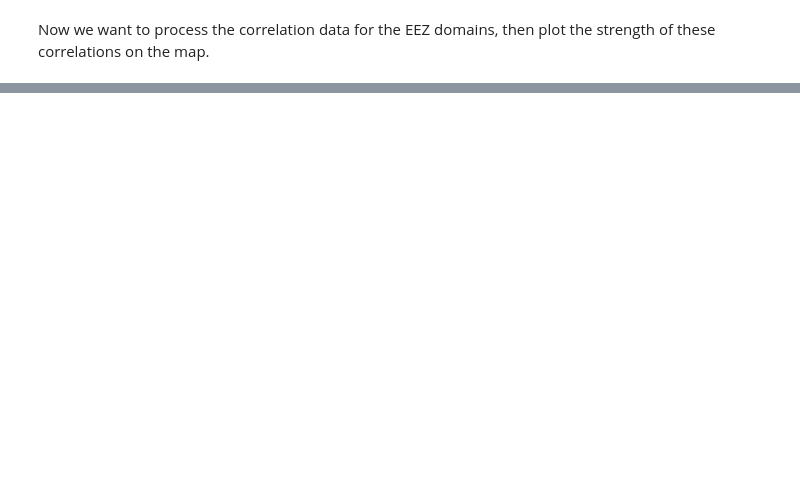
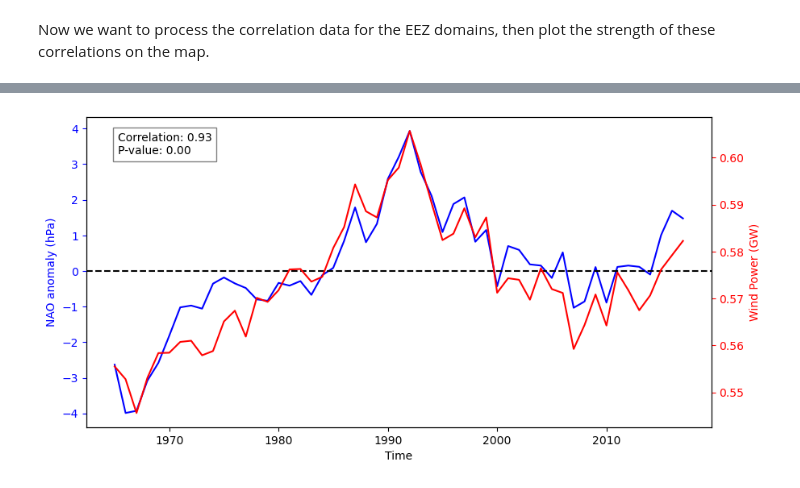
Before and after one commit to benhutchmet/energy-met-corr, a Jupyter notebook: testing-shapefiles.ipynb, the cells around one changed output, grey strips where cells are left out. Cells and saved outputs as stored; diff of their text form; code cells hidden in the pictures; blank space fills up the shorter version.

```diff
--- a/testing-shapefiles.ipynb
+++ b/testing-shapefiles.ipynb
@@ -203,0 +473,4 @@ ax.set_ylim(30, 80)
+# %%
+# replace the column headings in cfs with those mapped using dicts.iso_mapping
+for key in dicts.iso_mapping:
+    cfs = cfs.rename(columns={key: dicts.iso_mapping[key]})
@@ -203,0 +492,4 @@ ax.set_ylim(30, 80)
+# %%
+# Create a new column in cfs called N_Europe
+# which is the average of all of the countries (columns) in dicts.eez_agg_countries
+cfs["N_Europe"] = cfs[dicts.eez_agg_countries].mean(axis=1)
@@ -203,0 +506,54 @@ ax.set_ylim(30, 80)
+# %%
+from scipy.stats import pearsonr
+
+# Create a plot with two y-axes
+# Time on the x-axes
+# The variable on the left y-axes is the NAO anomaly (Pa)
+# The variable on the right y-axes is the wind power (GW) for N_Europe
+fig, ax1 = plt.subplots(figsize=(10, 5))
+
+# Plot the NAO anomaly
+ax1.plot(cfs.index, cfs["NAO anomaly (Pa)"] / 100, "b-")
+
+# Set the x-axis label
+ax1.set_xlabel("Time")
+
+# Set the y-axis label
+ax1.set_ylabel("NAO anomaly (hPa)", color="b")
+
+# Include a black dashed line for y=0
+ax1.axhline(0, color="black", linestyle="--")
+
+# Set the color of the ticks
+ax1.tick_params("y", colors="b")
+
+# Create a second y-axis
+ax2 = ax1.twinx()
+
+# Plot the wind power
+ax2.plot(cfs.index, cfs.N_Europe, "r-")
+
+# Set the y-axis label
+ax2.set_ylabel("Wind Power (GW)", color="r")
+
+# Set the colour of the ticks
+ax2.tick_params("y", colors="r")
+
+# Calculate the correlation between the NAO anomaly and the wind power
+corr, p = pearsonr(cfs["NAO anomaly (Pa)"], cfs.N_Europe)
+
+# Include the correlation and p-value on the plot
+ax2.text(
+    0.05,
+    0.95,
+    f"Correlation: {corr:.2f}\nP-value: {p:.2f}",
+    horizontalalignment="left",
+    verticalalignment="top",
+    bbox=dict(facecolor="white", alpha=0.5),
+    transform=ax2.transAxes,
+)
+
+# Show the plot
+plt.show()
+# %% [output]
+[figure, added]
```
Also changed, not shown: parts of 30 cells of this notebook, 2 other files.
